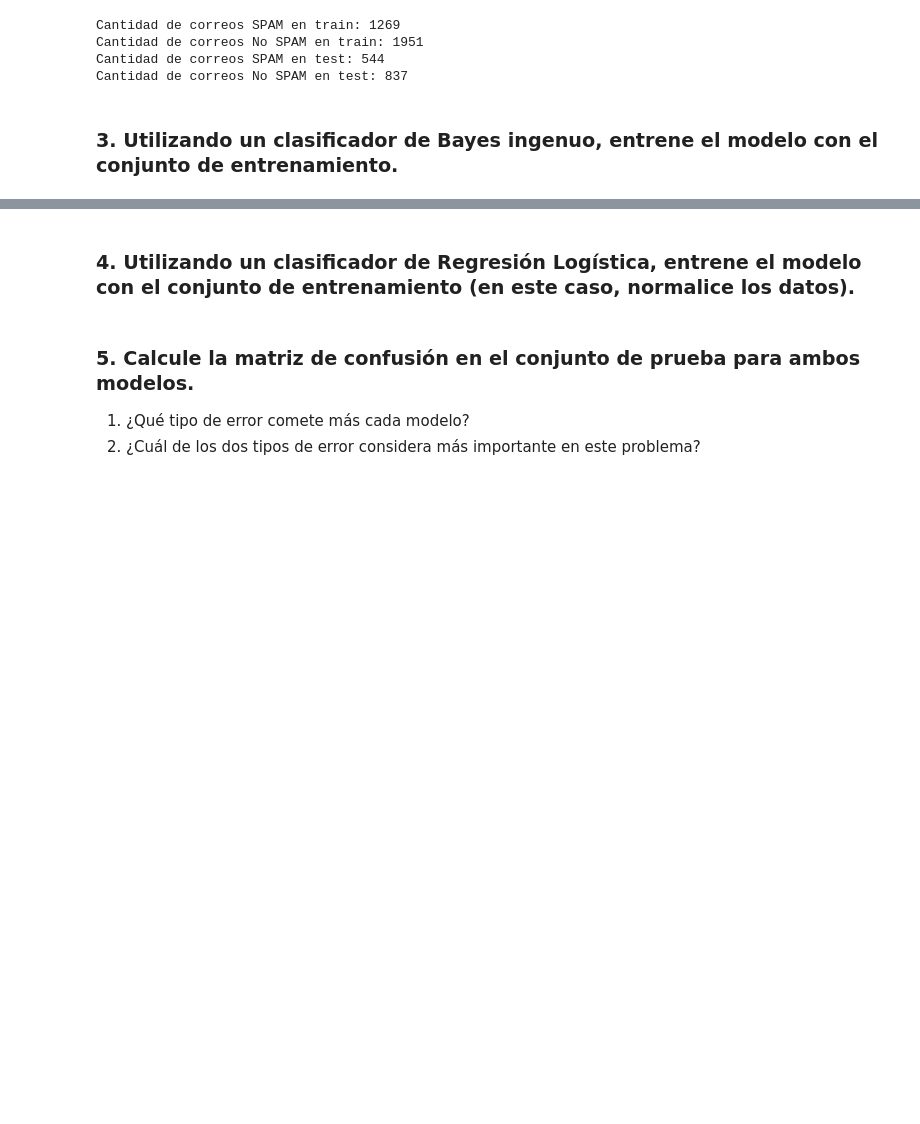
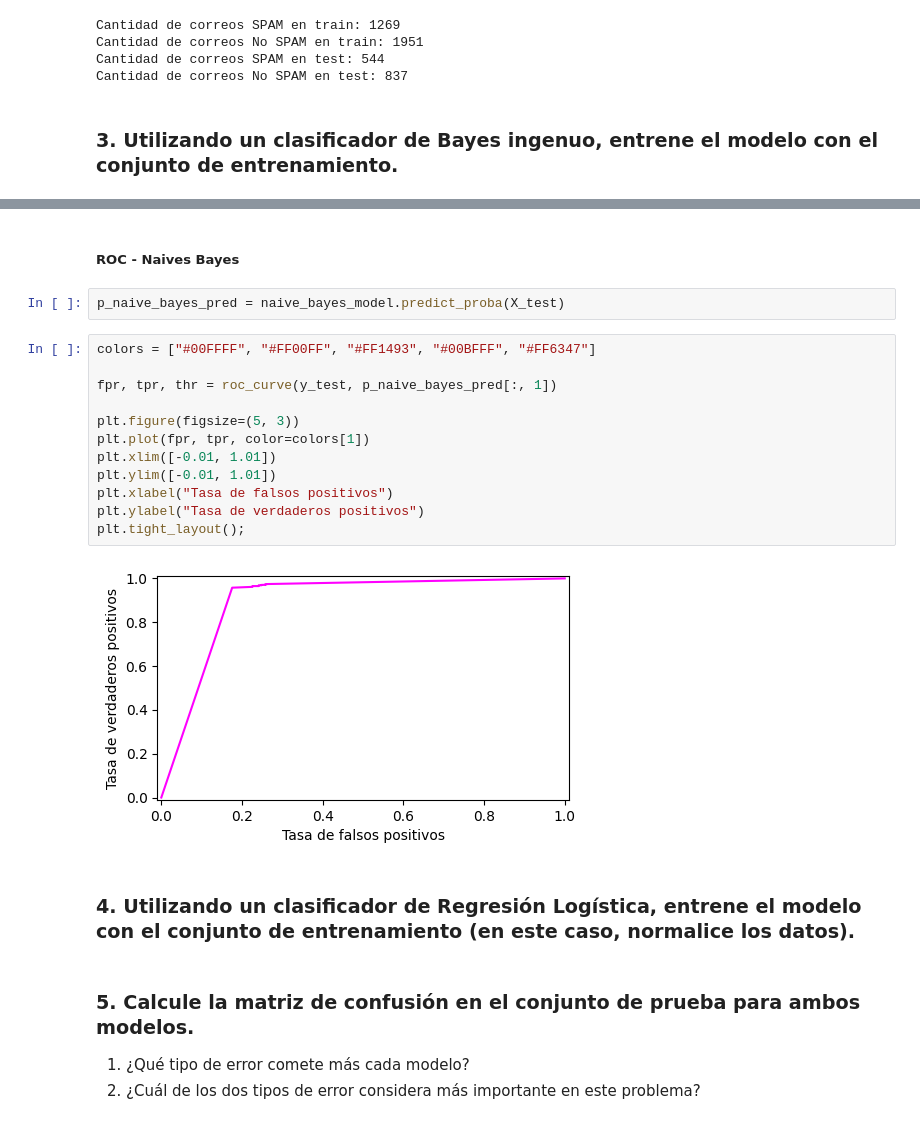
Before and after one commit to gasper-az/intro_ia, a Jupyter notebook: resoluciones_tp/tp_03/resolucion.ipynb, the cells around one changed output, grey strips where cells are left out. Drawn from its saved outputs; the diff is of its cells as text; blank space fills up the shorter version.

```diff
--- a/resoluciones_tp/tp_03/resolucion.ipynb
+++ b/resoluciones_tp/tp_03/resolucion.ipynb
@@ -193,3 +286,21 @@ Cantidad de correos No SPAM en test: 837
+# %% [markdown]
+##### ROC - Naives Bayes
+# %%
+p_naive_bayes_pred = naive_bayes_model.predict_proba(X_test)
+# %%
+colors = ["#00FFFF", "#FF00FF", "#FF1493", "#00BFFF", "#FF6347"]
+
+fpr, tpr, thr = roc_curve(y_test, p_naive_bayes_pred[:, 1])
+
+plt.figure(figsize=(5, 3))
+plt.plot(fpr, tpr, color=colors[1])
+plt.xlim([-0.01, 1.01])
+plt.ylim([-0.01, 1.01])
+plt.xlabel("Tasa de falsos positivos")
+plt.ylabel("Tasa de verdaderos positivos")
+plt.tight_layout();
+# %% [output]
+[figure, added]
 # %% [markdown]
 ### 4. Utilizando un **clasificador de Regresión Logística**, entrene el modelo con el conjunto de entrenamiento (en este caso, normalice los datos).
 # %% [markdown]
```
Also changed, not shown: parts of 15 cells of this notebook.
